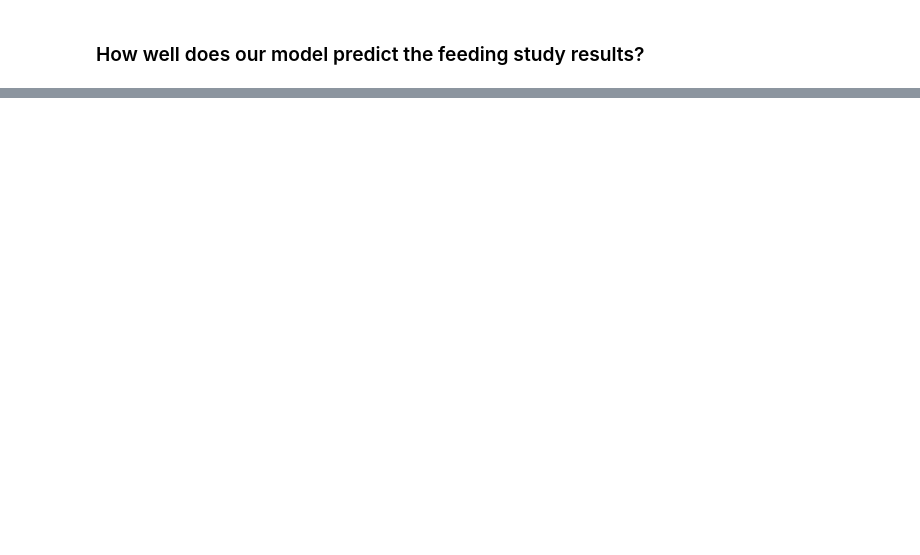
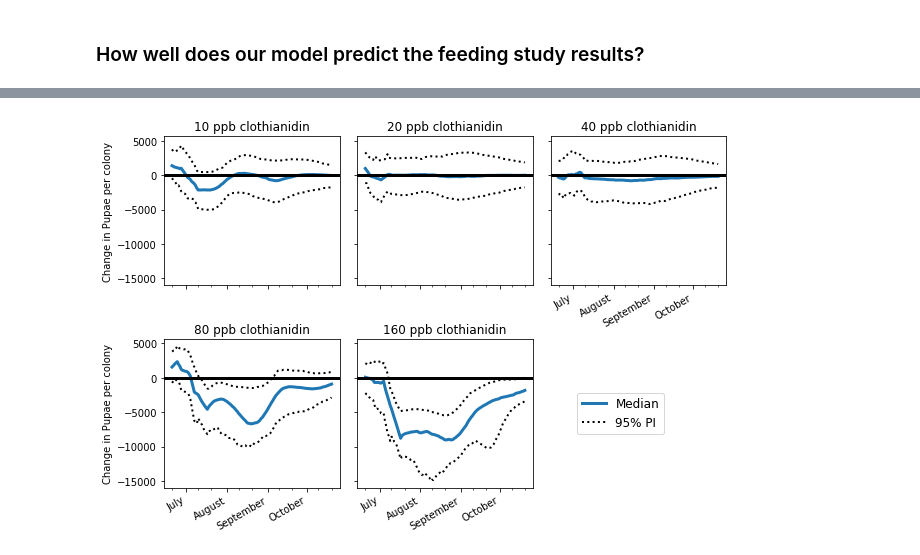
Before and after one commit to JeffreyMinucci/bee_neonic_abc, a Jupyter notebook: results_and_visuals.ipynb, the cells around one changed output, grey strips where cells are left out. Cells and saved outputs as stored; diff of their text form; code cells hidden in the pictures; blank space fills up the shorter version.

```diff
--- a/results_and_visuals.ipynb
+++ b/results_and_visuals.ipynb
@@ -743,0 +799,4 @@ plot_pop_predictions('Eggs', df_ug, w, field_data, lower=lower_pi, upper=upper_p
+# %%
+plot_trt_contrasts('Pupae', predictions, field_data, lower=lower_pi, upper=upper_pi, save = True, fig_form='png')
+# %% [output]
+[figure, added]
```
Also changed, not shown: parts of 36 cells of this notebook, 12 other files.
